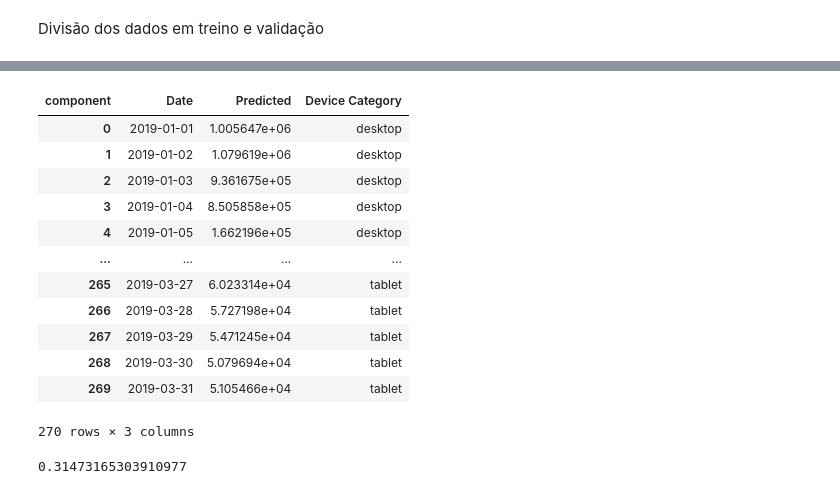
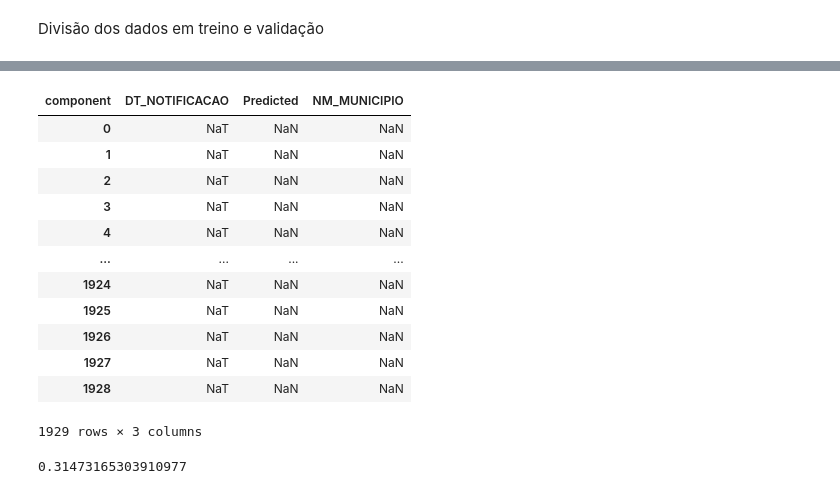
Before and after one commit to Kenzo-Sugai/PrevisaoCasosDengueSP, a Jupyter notebook: Python/Kalman/testeKalman.ipynb, the cells around one changed output, grey strips where cells are left out. Saved outputs shown, nothing was run; the diff lists cells and outputs as text; code cells hidden in the pictures.

Commit message:
Feat: Debug Karlman Forecaster

```diff
--- a/Python/Kalman/testeKalman.ipynb
+++ b/Python/Kalman/testeKalman.ipynb
@@ -101,21 +101,26 @@ print(len(train_series))
 #Itera sobre train_series, onde i é o índice da série e series é a série temporal atual.
 for i, series in enumerate(train_series):
 
-    #print(series)
-    #ria uma instância do modelo KalmanForecaster com dim_x=100
-    # em que o parâmetro dim_x especifica a dimensão do estado interno do filtro, neste caso, 100.
-    model = KalmanForecaster(dim_x=645)
-    #ajusta o modelo à serie temporal atual. Modelo aprende a partir de dados historicos
-    model.fit(series=series)
-    #faz previsão para o h. pd_dataframe() converte o resultado da previsao em um dataframe do pandas
-    #reset_index() refefine o indice do dataframe
-    p = model.predict(h).pd_dataframe().reset_index()
-    #adidiona ujma coluna ao dataframe de previsoes com o nome do dispositivo correspondente a previsao
-    p['NM_MUNICIPIO'] = series_names[i]
-    #adiciona o dataframe de previsoes p à lista preds
-    preds.append(p)
+    try:
+        print(i)
+        #ria uma instância do modelo KalmanForecaster com dim_x=100
+        # em que o parâmetro dim_x especifica a dimensão do estado interno do filtro, neste caso, 100.
+        model = KalmanForecaster(dim_x=2)
+        #ajusta o modelo à serie temporal atual. Modelo aprende a partir de dados historicos
+        model.fit(series=series)
+        #faz previsão para o h. pd_dataframe() converte o resultado da previsao em um dataframe do pandas
+        #reset_index() refefine o indice do dataframe
+        p = model.predict(h).pd_dataframe().reset_index()
+        #adidiona ujma coluna ao dataframe de previsoes com o nome do dispositivo correspondente a previsao
+        p['NM_MUNICIPIO'] = series_names[i]
+        #adiciona o dataframe de previsoes p à lista preds
+        preds.append(p)
+    except Exception as exp:
+        print("i:", i)
+        print("series:", series)
+        print("exception:", exp)
 # pd.concat(preds, axis=0, ignore_index=True) - Combina todos os DataFrames de previsões armazenados na lista preds em um único DataFrame. axis=0 indica que a concatenação deve ser feita ao longo das linhas (empilhando os DataFrames verticalmente). ignore_index=True garante que o índice do DataFrame resultante seja uma nova sequência numérica contínua, ignorando os índices originais
 # .rename(columns={'Sessions': 'Predicted'}) - Renomeia a coluna 'Sessions' para 'Predicted' para refletir que esses valores são previsões feitas pelo modelo, em vez dos valores reais de sessões.
-preds = pd.concat(preds, axis=0, ignore_index=True).rename(columns={'NM_MUNICIPIO': 'Predicted'})
+preds = pd.concat(preds, axis=0, ignore_index=True).rename(columns={'REGISTROS': 'Predicted'})
 # %% [output]
 645
@@ -122,19 +179,19 @@ preds = pd.concat(preds, axis=0, ignore_index=True).rename(columns={'NM_MUNICIPI
-# %%
-preds
-# %% [output]
-| component | Date | Predicted | Device Category |
-| 0 | 2019-01-01 | 1.005647e+06 | desktop |
-| 1 | 2019-01-02 | 1.079619e+06 | desktop |
-| 2 | 2019-01-03 | 9.361675e+05 | desktop |
-| 3 | 2019-01-04 | 8.505858e+05 | desktop |
-| 4 | 2019-01-05 | 1.662196e+05 | desktop |
-| ... | ... | ... | ... |
-| 265 | 2019-03-27 | 6.023314e+04 | tablet |
-| 266 | 2019-03-28 | 5.727198e+04 | tablet |
-| 267 | 2019-03-29 | 5.471245e+04 | tablet |
-| 268 | 2019-03-30 | 5.079694e+04 | tablet |
-| 269 | 2019-03-31 | 5.105466e+04 | tablet |
-270 rows × 3 columns
+# %%
+preds.where(preds['Predicted'] > 0)
+# %% [output]
+| component | DT_NOTIFICACAO | Predicted | NM_MUNICIPIO |
+| 0 | NaT | NaN | NaN |
+| 1 | NaT | NaN | NaN |
+| 2 | NaT | NaN | NaN |
+| 3 | NaT | NaN | NaN |
+| 4 | NaT | NaN | NaN |
+| ... | ... | ... | ... |
+| 1924 | NaT | NaN | NaN |
+| 1925 | NaT | NaN | NaN |
+| 1926 | NaT | NaN | NaN |
+| 1927 | NaT | NaN | NaN |
+| 1928 | NaT | NaN | NaN |
+1929 rows × 3 columns
 # %%
 #junta os dados r5eais com os dados previstos
 preds = preds.merge(valid, on=['Date', 'Device Category'], how='left')
```
Also changed, not shown: parts of 1 cell of this notebook.
